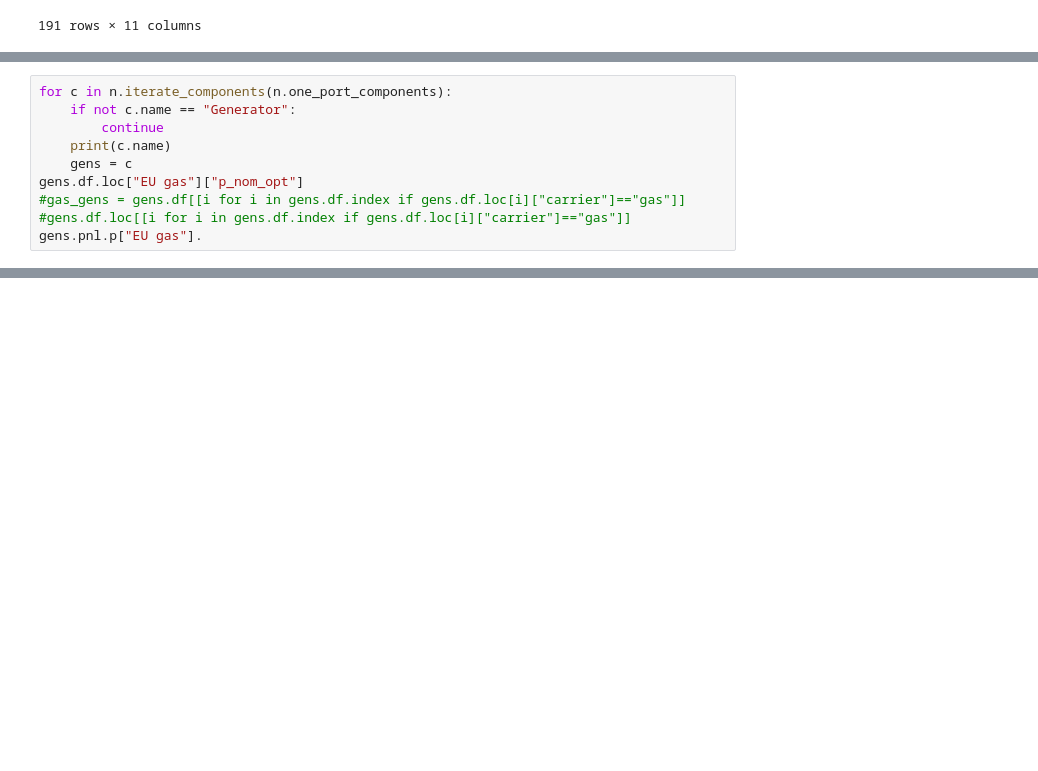
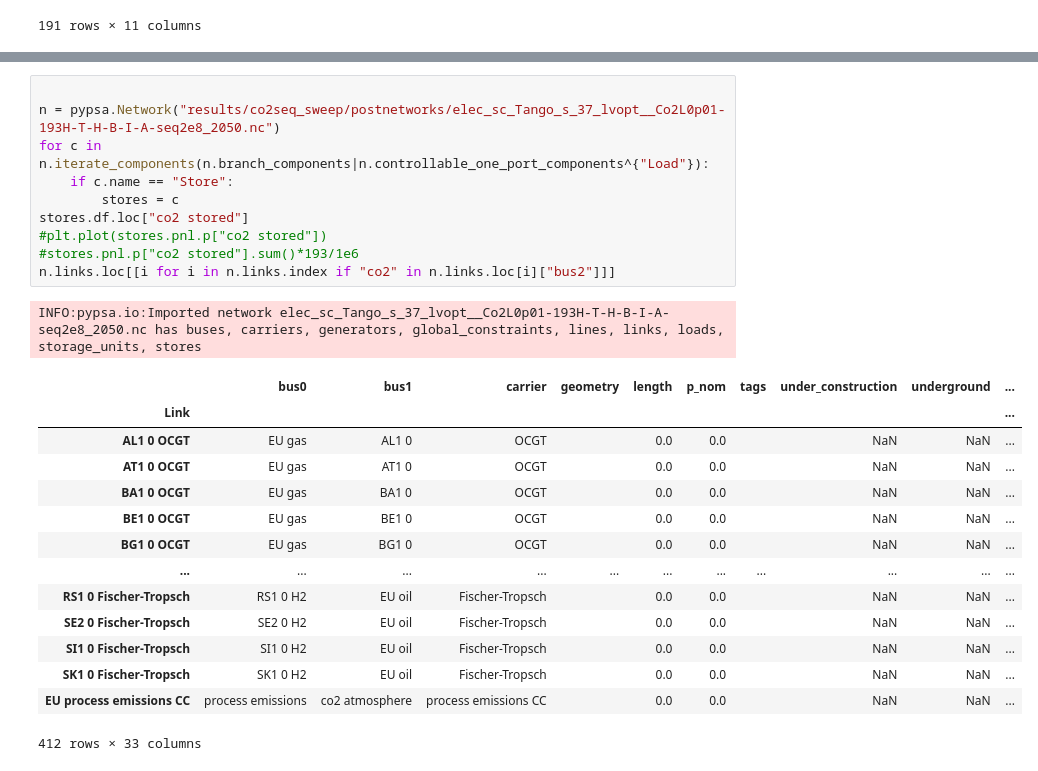
Before and after one commit to PyPSA/pypsa-eur-sec, a Jupyter notebook: basic_analysis.ipynb, the cells around one changed output, grey strips where cells are left out. Cells and saved outputs as stored; diff of their text form; blank space fills up the shorter version.

```diff
--- a/basic_analysis.ipynb
+++ b/basic_analysis.ipynb
@@ -101,10 +83,0 @@ Index(['v_nom', 'x', 'y', 'country', 'control', 'generator', 'carrier',
-# %%
-for c in n.iterate_components(n.one_port_components):
-    if not c.name == "Generator":
-        continue
-    print(c.name)
-    gens = c
-gens.df.loc["EU gas"]["p_nom_opt"]
-#gas_gens = gens.df[[i for i in gens.df.index if gens.df.loc[i]["carrier"]=="gas"]]
-#gens.df.loc[[i for i in gens.df.index if gens.df.loc[i]["carrier"]=="gas"]]
-gens.pnl.p["EU gas"].
@@ -157,0 +158,26 @@ plt.plot(nold.generators_t.p["EU gas"])
+# %%
+
+n = pypsa.Network("results/co2seq_sweep/postnetworks/elec_sc_Tango_s_37_lvopt__Co2L0p01-193H-T-H-B-I-A-seq2e8_2050.nc")
+for c in n.iterate_components(n.branch_components|n.controllable_one_port_components^{"Load"}):
+    if c.name == "Store":
+        stores = c
+stores.df.loc["co2 stored"]
+#plt.plot(stores.pnl.p["co2 stored"])
+#stores.pnl.p["co2 stored"].sum()*193/1e6
+n.links.loc[[i for i in n.links.index if "co2" in n.links.loc[i]["bus2"]]]
+# %% [output]
+INFO:pypsa.io:Imported network elec_sc_Tango_s_37_lvopt__Co2L0p01-193H-T-H-B-I-A-seq2e8_2050.nc has buses, carriers, generators, global_constraints, lines, links, loads, storage_units, stores
+|  | bus0 | bus1 | carrier | geometry | length | p_nom | tags | under_construction | underground | ... |
+| Link |  |  |  |  |  |  |  |  |  | ... |
+| AL1 0 OCGT | EU gas | AL1 0 | OCGT |  | 0.0 | 0.0 |  | NaN | NaN | ... |
+| AT1 0 OCGT | EU gas | AT1 0 | OCGT |  | 0.0 | 0.0 |  | NaN | NaN | ... |
+| BA1 0 OCGT | EU gas | BA1 0 | OCGT |  | 0.0 | 0.0 |  | NaN | NaN | ... |
+| BE1 0 OCGT | EU gas | BE1 0 | OCGT |  | 0.0 | 0.0 |  | NaN | NaN | ... |
+| BG1 0 OCGT | EU gas | BG1 0 | OCGT |  | 0.0 | 0.0 |  | NaN | NaN | ... |
+| ... | ... | ... | ... | ... | ... | ... | ... | ... | ... | ... |
+| RS1 0 Fischer-Tropsch | RS1 0 H2 | EU oil | Fischer-Tropsch |  | 0.0 | 0.0 |  | NaN | NaN | ... |
+| SE2 0 Fischer-Tropsch | SE2 0 H2 | EU oil | Fischer-Tropsch |  | 0.0 | 0.0 |  | NaN | NaN | ... |
+| SI1 0 Fischer-Tropsch | SI1 0 H2 | EU oil | Fischer-Tropsch |  | 0.0 | 0.0 |  | NaN | NaN | ... |
+| SK1 0 Fischer-Tropsch | SK1 0 H2 | EU oil | Fischer-Tropsch |  | 0.0 | 0.0 |  | NaN | NaN | ... |
+| EU process emissions CC | process emissions | co2 atmosphere | process emissions CC |  | 0.0 | 0.0 |  | NaN | NaN | ... |
+412 rows × 33 columns
```
Also changed, not shown: parts of 17 cells of this notebook, 4 other files.
